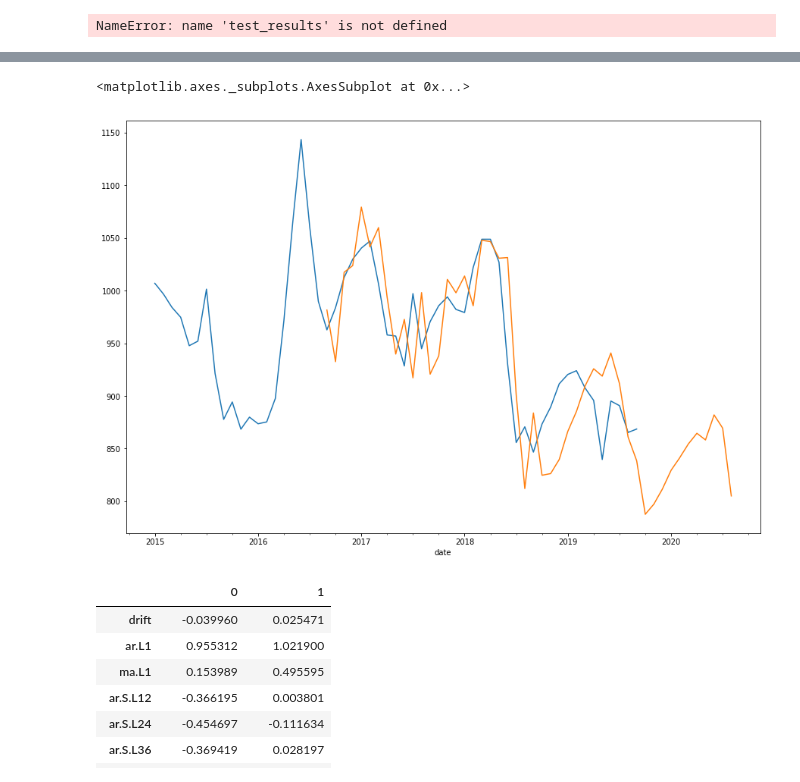
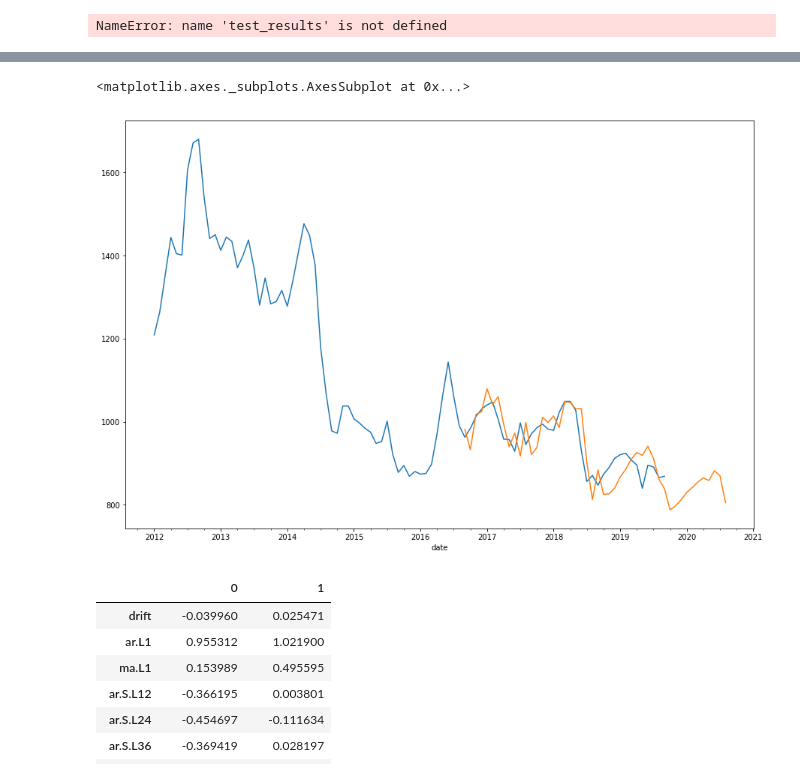
Before and after one commit to Pballer/futures_timeseries_analysis, a Jupyter notebook: format_mrci.ipynb, the cells around one changed output, grey strips where cells are left out. Saved outputs shown, nothing was run; the diff lists cells and outputs as text; code cells hidden in the pictures.

```diff
--- a/format_mrci.ipynb
+++ b/format_mrci.ipynb
@@ -372,11 +570,11 @@ Warnings:
 # %%
 prediction = res.predict(200, 223+24)
 # %%
-soybeans_monthly_average.loc['2015-1-1':].plot(figsize=(15, 10))
+soybeans_monthly_average.loc['2012-1-1':].plot(figsize=(15, 10))
 prediction.plot(figsize=(15, 10))
 # %% [output]
 <matplotlib.axes._subplots.AxesSubplot at 0x...>
-[figure, old version]
+[figure, new version]
 # %%
 res.conf_int()
 # %% [output]
```
Also changed, not shown: parts of 31 cells of this notebook.
